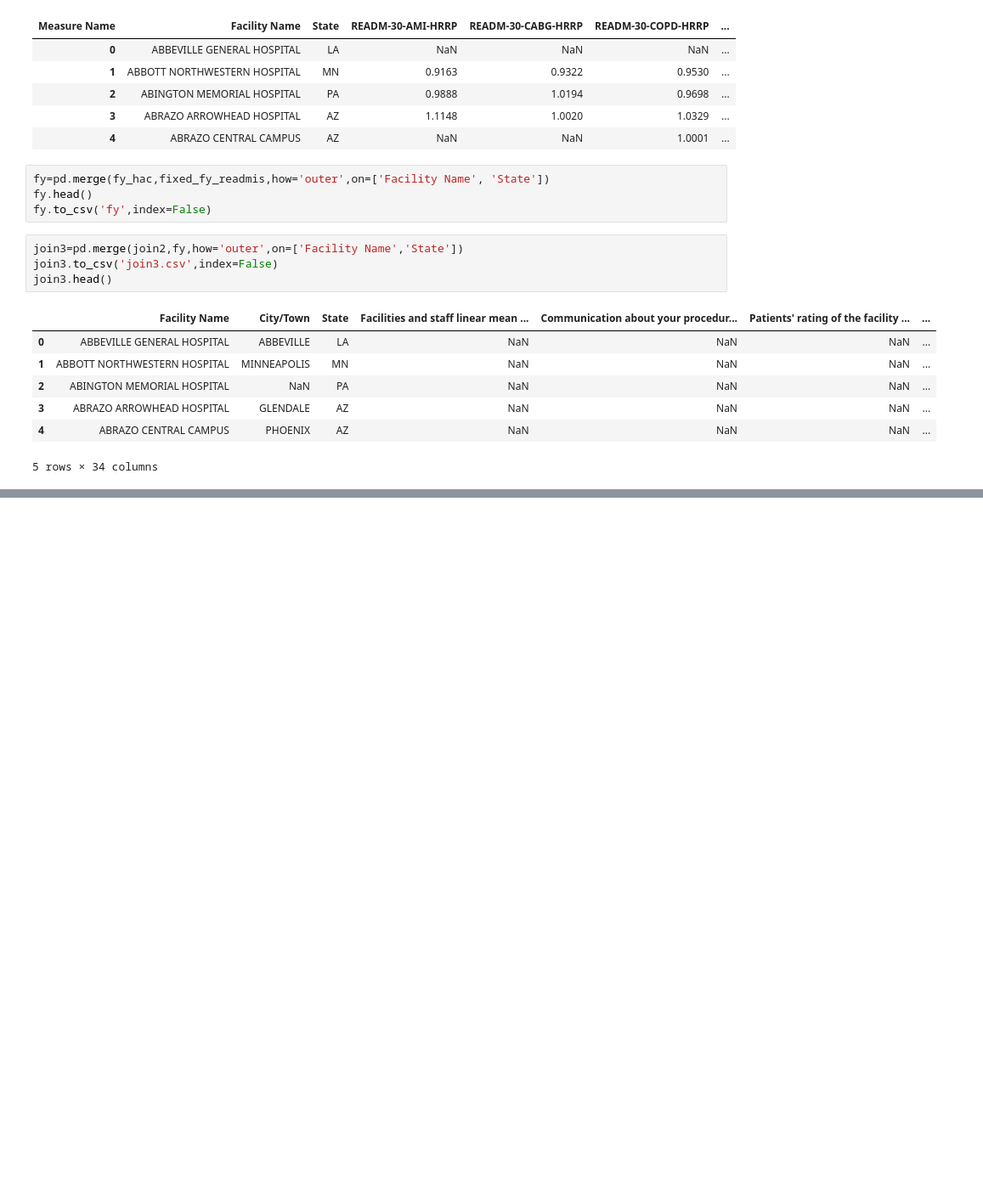
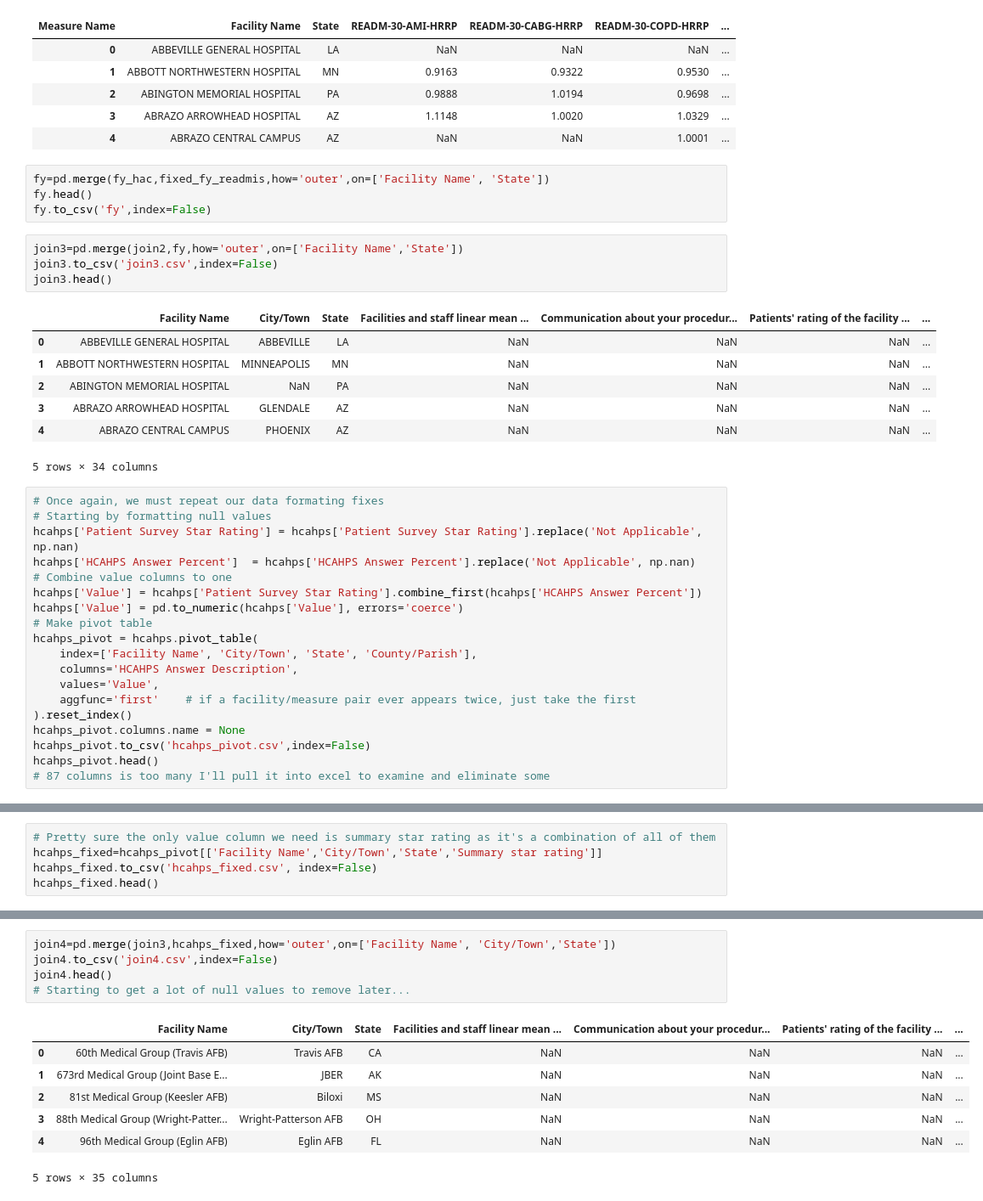
Before and after one commit to JackBrandt/jackbrandt.github.io, a Jupyter notebook: data_cleaning_joining.ipynb, the cells around one changed output, grey strips where cells are left out. Shown: that part at 85% size. Drawn from its saved outputs; the diff is of its cells as text; blank space fills up the shorter version.

Commit message:
data cleaning, joining, post

```diff
--- a/data_cleaning_joining.ipynb
+++ b/data_cleaning_joining.ipynb
@@ -267,3 +267,22 @@ join3.head()
 | 3 | ABRAZO ARROWHEAD HOSPITAL | GLENDALE | AZ | NaN | NaN | NaN | ... |
 | 4 | ABRAZO CENTRAL CAMPUS | PHOENIX | AZ | NaN | NaN | NaN | ... |
 5 rows × 34 columns
+# %%
+# Once again, we must repeat our data formating fixes
+# Starting by formatting null values
+hcahps['Patient Survey Star Rating'] = hcahps['Patient Survey Star Rating'].replace('Not Applicable', np.nan)
+hcahps['HCAHPS Answer Percent']  = hcahps['HCAHPS Answer Percent'].replace('Not Applicable', np.nan)
+# Combine value columns to one
+hcahps['Value'] = hcahps['Patient Survey Star Rating'].combine_first(hcahps['HCAHPS Answer Percent'])
+hcahps['Value'] = pd.to_numeric(hcahps['Value'], errors='coerce')
+# Make pivot table
+hcahps_pivot = hcahps.pivot_table(
+    index=['Facility Name', 'City/Town', 'State', 'County/Parish'],
+    columns='HCAHPS Answer Description',
+    values='Value',
+    aggfunc='first'    # if a facility/measure pair ever appears twice, just take the first
+).reset_index()
+hcahps_pivot.columns.name = None
+hcahps_pivot.to_csv('hcahps_pivot.csv',index=False)
+hcahps_pivot.head()
+# 87 columns is too many I'll pull it into excel to examine and eliminate some
@@ -269,0 +297,5 @@ join3.head()
+# %%
+# Pretty sure the only value column we need is summary star rating as it's a combination of all of them
+hcahps_fixed=hcahps_pivot[['Facility Name','City/Town','State','Summary star rating']]
+hcahps_fixed.to_csv('hcahps_fixed.csv', index=False)
+hcahps_fixed.head()
@@ -269,0 +309,13 @@ join3.head()
+# %%
+join4=pd.merge(join3,hcahps_fixed,how='outer',on=['Facility Name', 'City/Town','State'])
+join4.to_csv('join4.csv',index=False)
+join4.head()
+# Starting to get a lot of null values to remove later...
+# %% [output]
+|  | Facility Name | City/Town | State | Facilities and staff linear mean ... | Communication about your procedur... | Patients' rating of the facility ... | ... |
+| 0 | 60th Medical Group (Travis AFB) | Travis AFB | CA | NaN | NaN | NaN | ... |
+| 1 | 673rd Medical Group (Joint Base E... | JBER | AK | NaN | NaN | NaN | ... |
+| 2 | 81st Medical Group (Keesler AFB) | Biloxi | MS | NaN | NaN | NaN | ... |
+| 3 | 88th Medical Group (Wright-Patter... | Wright-Patterson AFB | OH | NaN | NaN | NaN | ... |
+| 4 | 96th Medical Group (Eglin AFB) | Eglin AFB | FL | NaN | NaN | NaN | ... |
+5 rows × 35 columns
```
Also changed, not shown: parts of 7 cells of this notebook, 7 other files.
